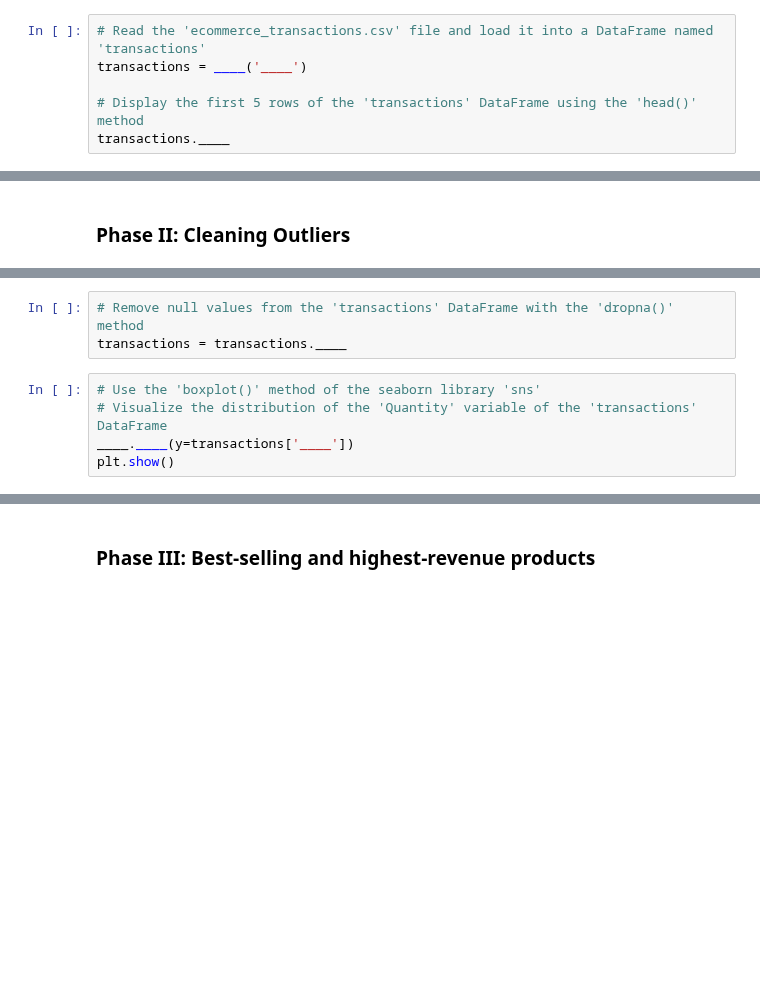
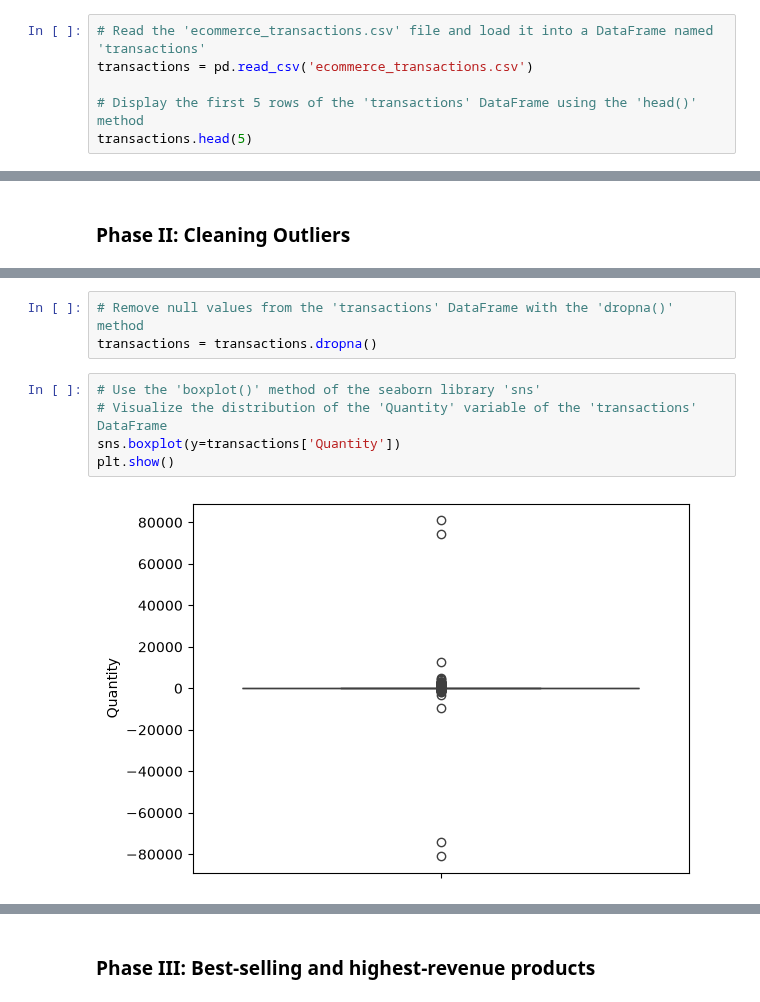
Before and after one commit to dfreyes/M3V2, a Jupyter notebook: 1ACT/M3ACT2/Assignment - Outlier handling and group operations for e-commerce transactions.ipynb, the cells around one changed output, grey strips where cells are left out. Drawn from its saved outputs; the diff is of its cells as text; blank space fills up the shorter version.

```diff
--- a/1ACT/M3ACT2/Assignment - Outlier handling and group operations for e-commerce transactions.ipynb
+++ b/1ACT/M3ACT2/Assignment - Outlier handling and group operations for e-commerce transactions.ipynb
@@ -43,7 +46,7 @@ import ____ as ____
 #### Data loading and preprocessing
 # %%
 # Read the 'ecommerce_transactions.csv' file and load it into a DataFrame named 'transactions'
-transactions = ____('____')
+transactions = pd.read_csv('ecommerce_transactions.csv')
 
 # Display the first 5 rows of the 'transactions' DataFrame using the 'head()' method
-transactions.____
+transactions.head(5)
@@ -58,11 +94,13 @@ transactions.____.____
 # %%
 # Remove null values from the 'transactions' DataFrame with the 'dropna()' method
-transactions = transactions.____
+transactions = transactions.dropna()
 # %%
 # Use the 'boxplot()' method of the seaborn library 'sns'
 # Visualize the distribution of the 'Quantity' variable of the 'transactions' DataFrame
-____.____(y=transactions['____'])
+sns.boxplot(y=transactions['Quantity'])
 plt.show()
+# %% [output]
+[figure, added]
 # %%
 # Calculate the first quartile (Q1) of the 'Quantity' variable of the 'transactions' DataFrame
 # Use the 'quantile()' method with the parameter '0.25'
```
Also changed, not shown: parts of 16 cells of this notebook.
